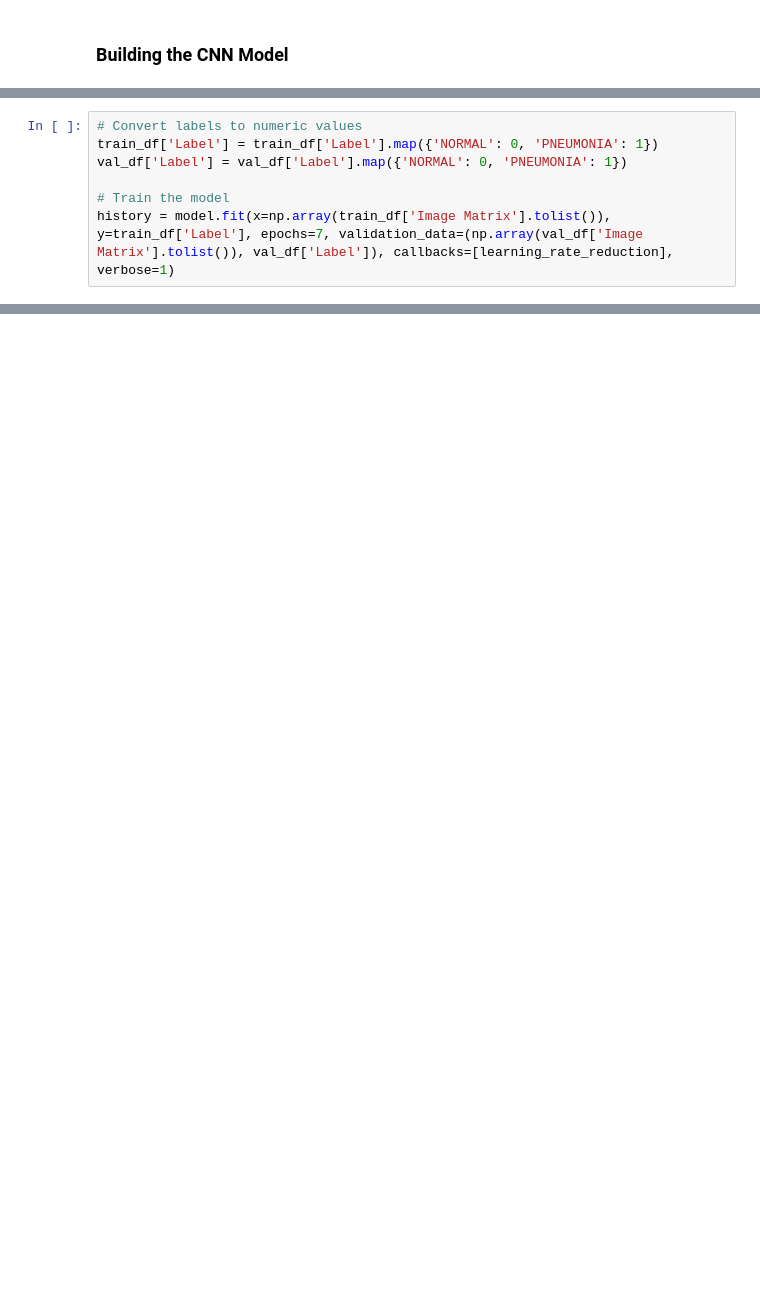
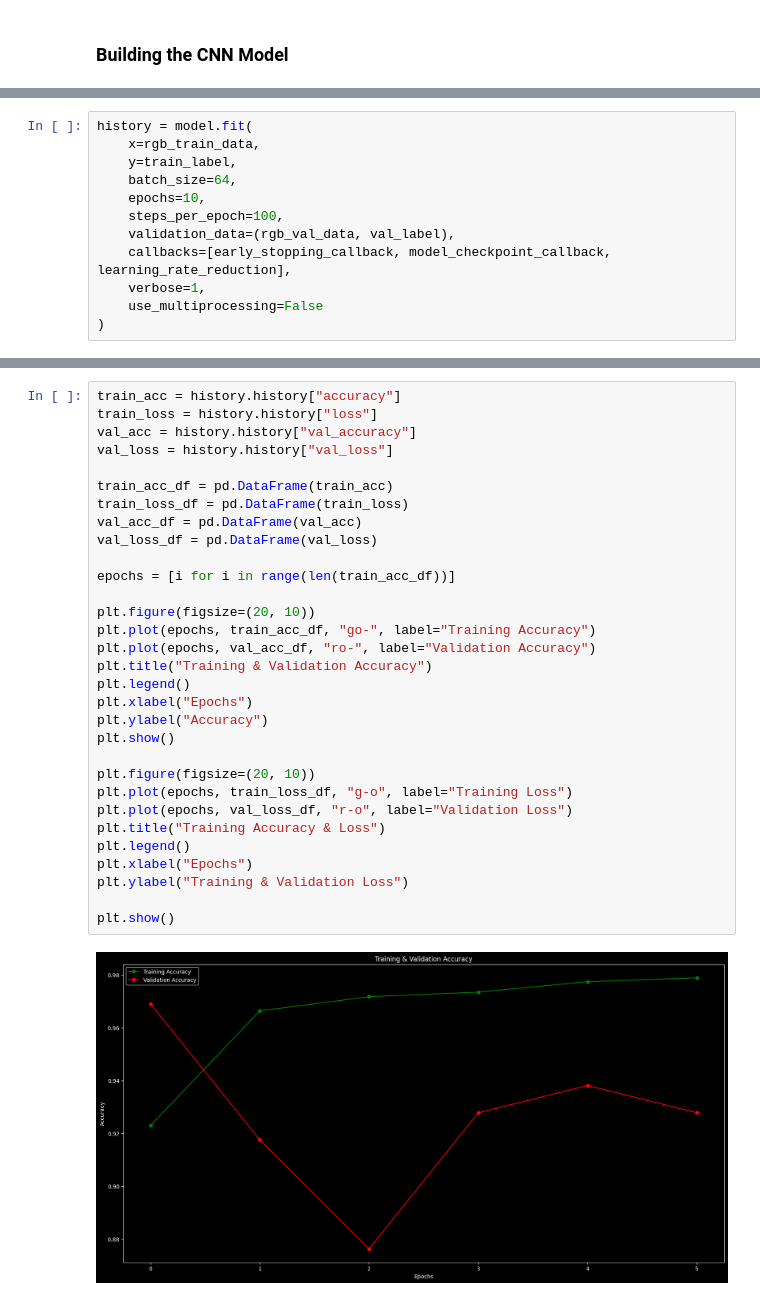
Before and after one commit to AIBabyTeaching/deep-learning-project-HazemAbdelghafar, a Jupyter notebook: PDX.ipynb, the cells around one changed output, grey strips where cells are left out. Cells and saved outputs as stored; diff of their text form; blank space fills up the shorter version.

```diff
--- a/PDX.ipynb
+++ b/PDX.ipynb
@@ -221,7 +249,0 @@ learning_rate_reduction = ReduceLROnPlateau(monitor='val_accuracy', patience = 2
-# %%
-# Convert labels to numeric values
-train_df['Label'] = train_df['Label'].map({'NORMAL': 0, 'PNEUMONIA': 1})
-val_df['Label'] = val_df['Label'].map({'NORMAL': 0, 'PNEUMONIA': 1})
-
-# Train the model
-history = model.fit(x=np.array(train_df['Image Matrix'].tolist()), y=train_df['Label'], epochs=7, validation_data=(np.array(val_df['Image Matrix'].tolist()), val_df['Label']), callbacks=[learning_rate_reduction], verbose=1)
@@ -245,0 +297,12 @@ model.save('model.h5')
+# %%
+history = model.fit(
+    x=rgb_train_data,
+    y=train_label,
+    batch_size=64,
+    epochs=10,
+    steps_per_epoch=100,
+    validation_data=(rgb_val_data, val_label),
+    callbacks=[early_stopping_callback, model_checkpoint_callback, learning_rate_reduction],
+    verbose=1,
+    use_multiprocessing=False
+)
@@ -245,0 +375,33 @@ model.save('model.h5')
+# %%
+train_acc = history.history["accuracy"]
+train_loss = history.history["loss"]
+val_acc = history.history["val_accuracy"]
+val_loss = history.history["val_loss"]
+
+train_acc_df = pd.DataFrame(train_acc)
+train_loss_df = pd.DataFrame(train_loss)
+val_acc_df = pd.DataFrame(val_acc)
+val_loss_df = pd.DataFrame(val_loss)
+
+epochs = [i for i in range(len(train_acc_df))]
+
+plt.figure(figsize=(20, 10))
+plt.plot(epochs, train_acc_df, "go-", label="Training Accuracy")
+plt.plot(epochs, val_acc_df, "ro-", label="Validation Accuracy")
+plt.title("Training & Validation Accuracy")
+plt.legend()
+plt.xlabel("Epochs")
+plt.ylabel("Accuracy")
+plt.show()
+
+plt.figure(figsize=(20, 10))
+plt.plot(epochs, train_loss_df, "g-o", label="Training Loss")
+plt.plot(epochs, val_loss_df, "r-o", label="Validation Loss")
+plt.title("Training Accuracy & Loss")
+plt.legend()
+plt.xlabel("Epochs")
+plt.ylabel("Training & Validation Loss")
+
+plt.show()
+# %% [output]
+[figure, added]
```
Also changed, not shown: parts of 48 cells of this notebook.
